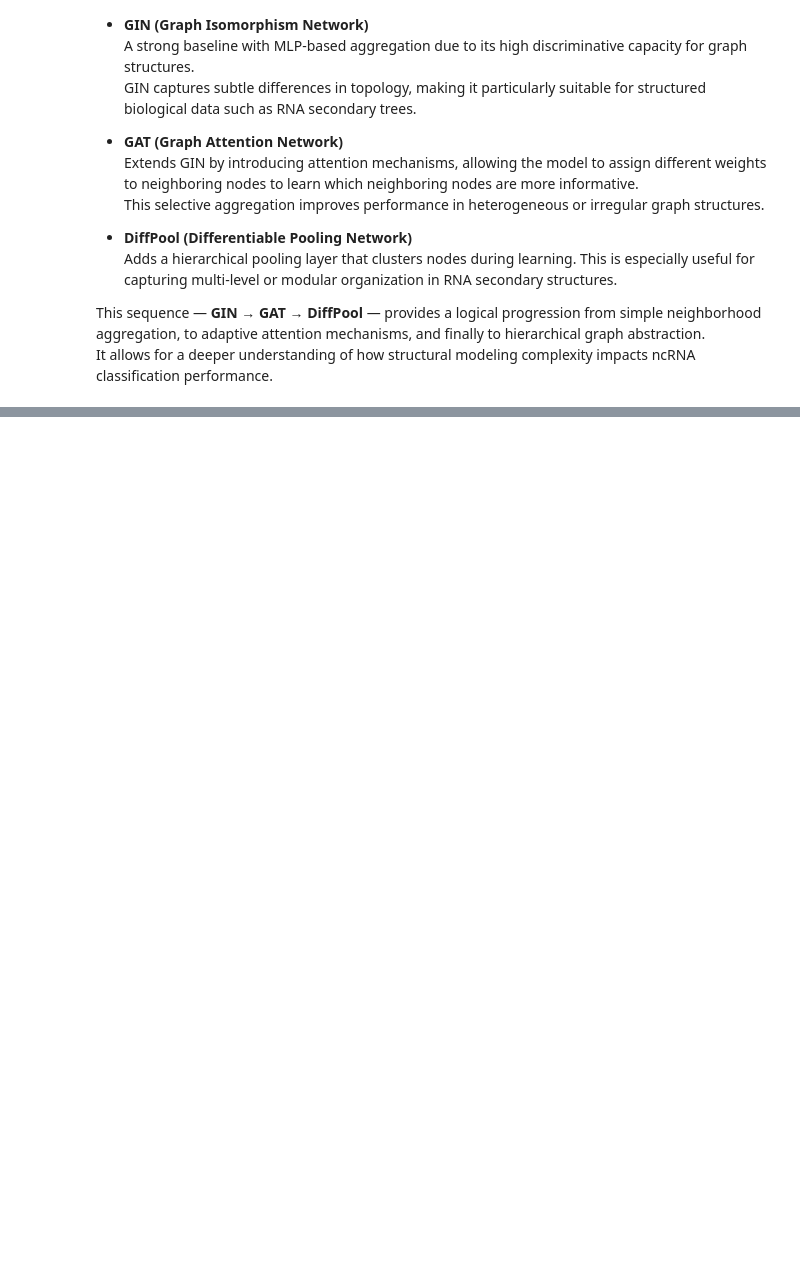
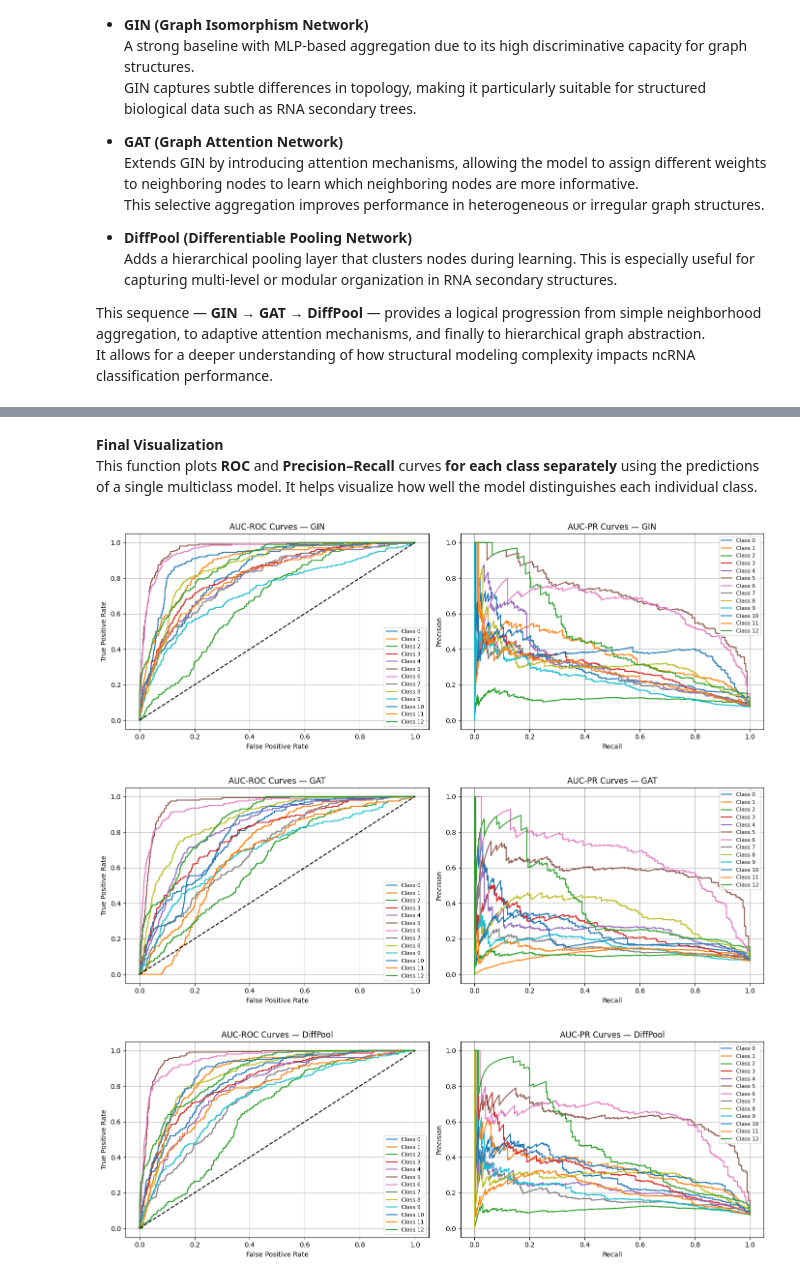
Before and after one commit to elnazabbasifar/ncRNA_GNN_comparison, a Jupyter notebook: ncRNA_GNN_comparison.ipynb, the cells around one changed output, grey strips where cells are left out. Drawn from its saved outputs; the diff is of its cells as text; code cells hidden in the pictures; blank space fills up the shorter version.

```diff
--- a/ncRNA_GNN_comparison.ipynb
+++ b/ncRNA_GNN_comparison.ipynb
@@ -1631 +1695,45 @@ Summary of all models:
+# %% [markdown]
+**Final Visualization**
+This function plots **ROC** and **Precision–Recall** curves **for each class separately** using the predictions of a single multiclass model. It helps visualize how well the model distinguishes each individual class.
+# %%
+# Plot AUC-ROC and AUC-PR (per model)
+def plot_per_class_roc_pr(probs, labels, model_name="Model"):
+    """Plot per-class ROC and Precision-Recall curves side-by-side."""
+    n_classes = probs.shape[1]
+    y_true = label_binarize(labels, classes=np.arange(n_classes))
+
+    fig, axes = plt.subplots(1, 2, figsize=(14, 5)) # Create a figure with 2 subplots side-by-side
+
+    # ROC curves on the first subplot
+    for i in range(n_classes):
+        fpr, tpr, _ = roc_curve(y_true[:, i], probs[:, i])
+        axes[0].plot(fpr, tpr, label=f"Class {i}")
+    axes[0].plot([0, 1], [0, 1], 'k--')
+    axes[0].set_title(f"AUC-ROC Curves — {model_name}")
+    axes[0].set_xlabel("False Positive Rate")
+    axes[0].set_ylabel("True Positive Rate")
+    axes[0].legend(fontsize=8)
+    axes[0].grid(True)
+
+    # PR curves on the second subplot
+    for i in range(n_classes):
+        prec, rec, _ = precision_recall_curve(y_true[:, i], probs[:, i])
+        axes[1].plot(rec, prec, label=f"Class {i}")
+    axes[1].set_title(f"AUC-PR Curves — {model_name}")
+    axes[1].set_xlabel("Recall")
+    axes[1].set_ylabel("Precision")
+    axes[1].legend(fontsize=8)
+    axes[1].grid(True)
+
+    plt.tight_layout() # Adjust layout to prevent overlapping elements
+    plt.show()
+# %%
+# plotting AUC-ROC and AUC-PR curves for each model
+plot_per_class_roc_pr(gin_probs, gin_labels, "GIN")
+plot_per_class_roc_pr(gat_probs, gat_labels, "GAT")
+plot_per_class_roc_pr(diff_probs, diff_labels, "DiffPool")
+# %% [output]
+[figure, added]
+[figure, added]
+[figure, added]
 # %% [markdown]
```
Also changed, not shown: parts of 74 cells of this notebook.
